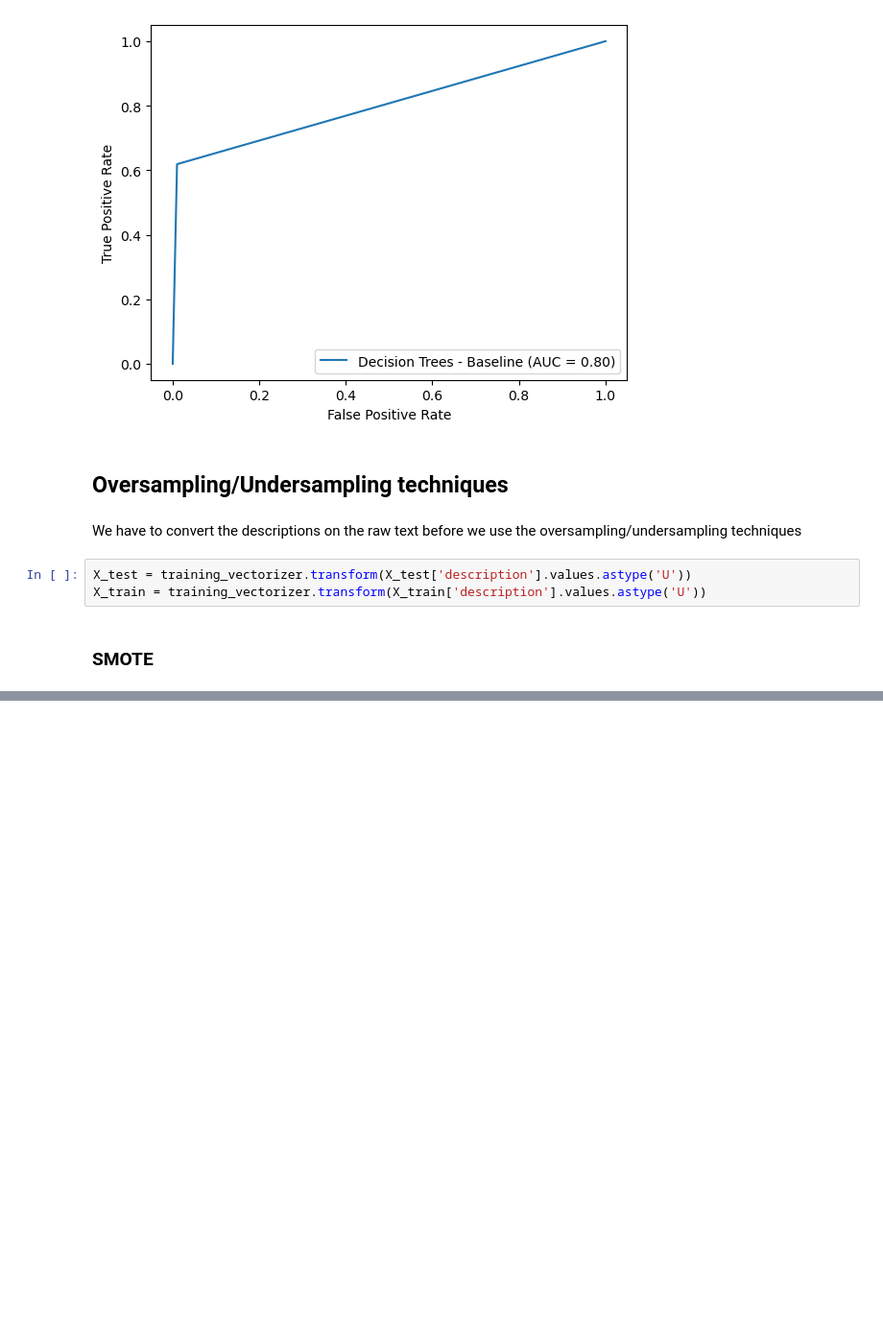
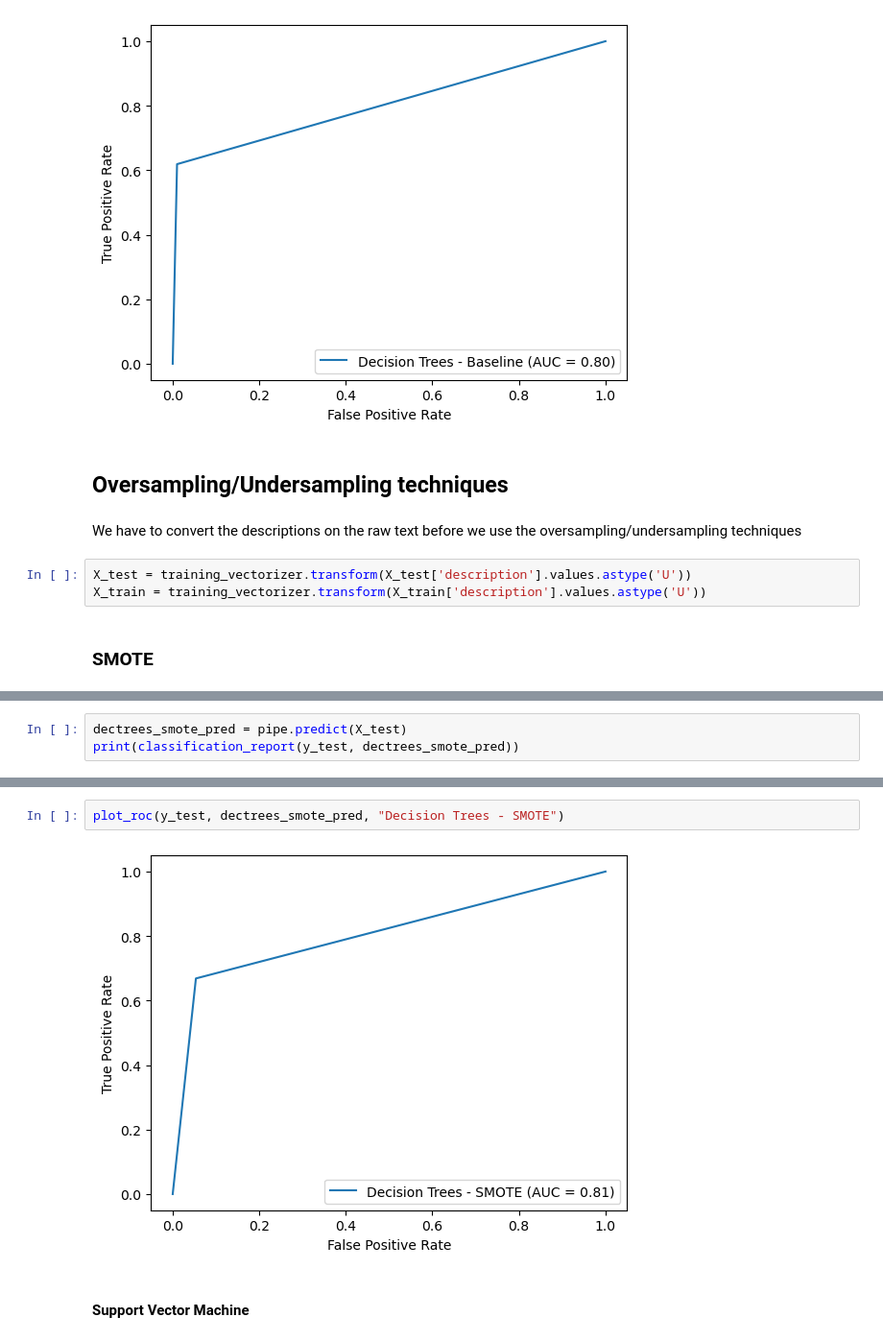
Before and after one commit to kiriakospapa/Text-Mining-Project, a Jupyter notebook: code.ipynb, the cells around one changed output, grey strips where cells are left out. Shown: that part at 96% size. Drawn from its saved outputs; the diff is of its cells as text; blank space fills up the shorter version.

```diff
--- a/code.ipynb
+++ b/code.ipynb
@@ -371,0 +429,3 @@ ModuleNotFoundError: No module named 'imblearn'
+# %%
+dectrees_smote_pred = pipe.predict(X_test)
+print(classification_report(y_test, dectrees_smote_pred))
@@ -371,0 +441,6 @@ ModuleNotFoundError: No module named 'imblearn'
+# %%
+plot_roc(y_test, dectrees_smote_pred, "Decision Trees - SMOTE")
+# %% [output]
+[figure, added]
+# %% [markdown]
+#### Support Vector Machine
```
Also changed, not shown: parts of 16 cells of this notebook.
